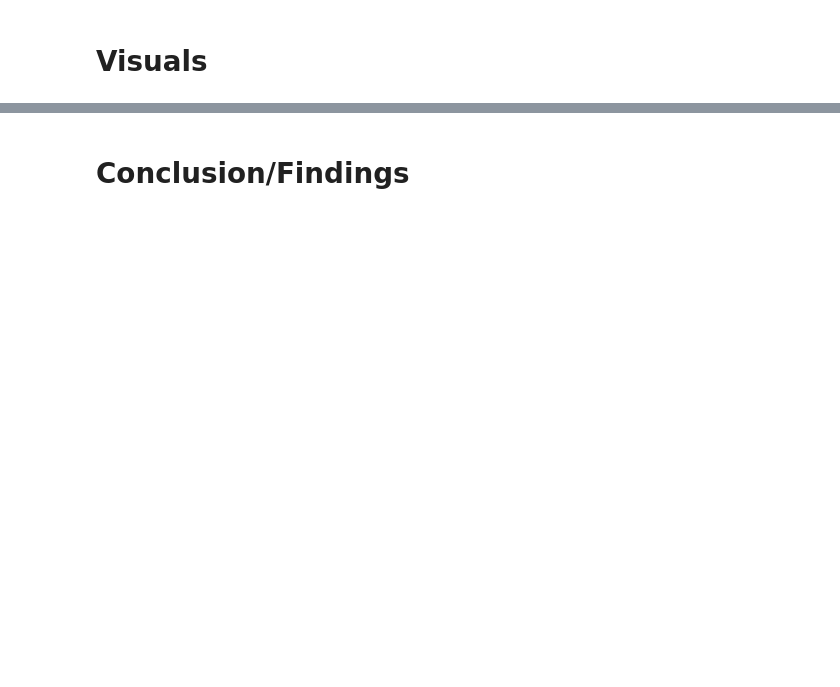
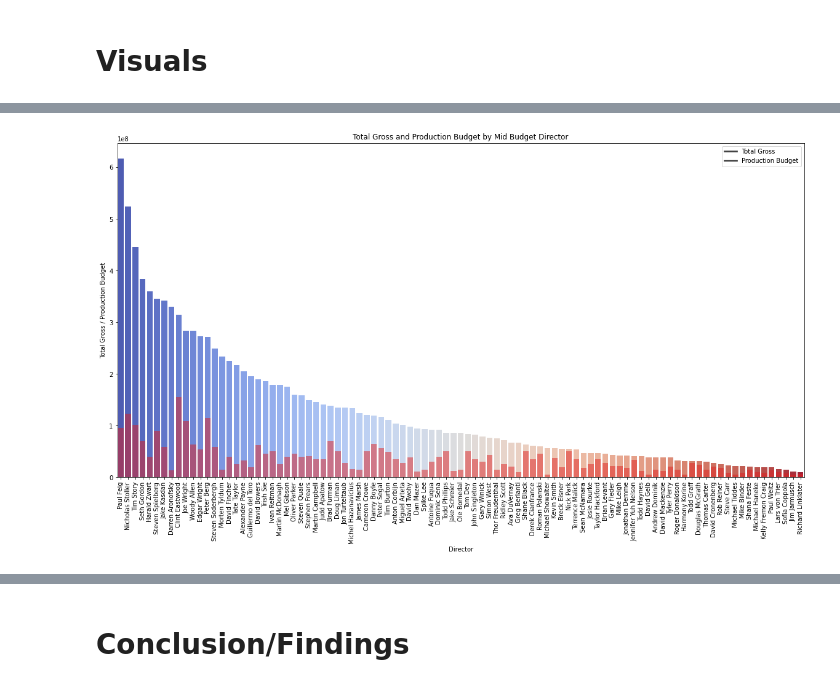
Before and after one commit to lillianlakes/box-office-films, a Jupyter notebook: movie_notebook.ipynb, the cells around one changed output, grey strips where cells are left out. Cells and saved outputs as stored; diff of their text form; code cells hidden in the pictures; blank space fills up the shorter version.

```diff
--- a/movie_notebook.ipynb
+++ b/movie_notebook.ipynb
@@ -247,0 +281,19 @@ sns.heatmap(corr, annot=True, cmap='coolwarm')
+# %%
+# Group the data by director and sum the total gross and production budget for mid budget
+mid_df = mid_budget.groupby(['director'])[['total_gross', 'production_budget']].sum().reset_index()
+
+# Sort the dataframe by total gross in descending order
+mid_df = mid_df.sort_values(by='total_gross', ascending=False)
+
+# Create the bar plot
+plt.figure(figsize=(20,10))
+sns.barplot(x='director', y='total_gross', data=mid_df, palette='coolwarm')
+sns.barplot(x='director', y='production_budget', data=mid_df, color='red', alpha=0.5)
+plt.title('Total Gross and Production Budget by Mid Budget Director')
+plt.xlabel('Director')
+plt.ylabel('Total Gross / Production Budget')
+plt.xticks(rotation=90)
+plt.legend(labels=['Total Gross', 'Production Budget'])
+plt.show()
+# %% [output]
+[figure, added]
```
Also changed, not shown: parts of 7 cells of this notebook.
